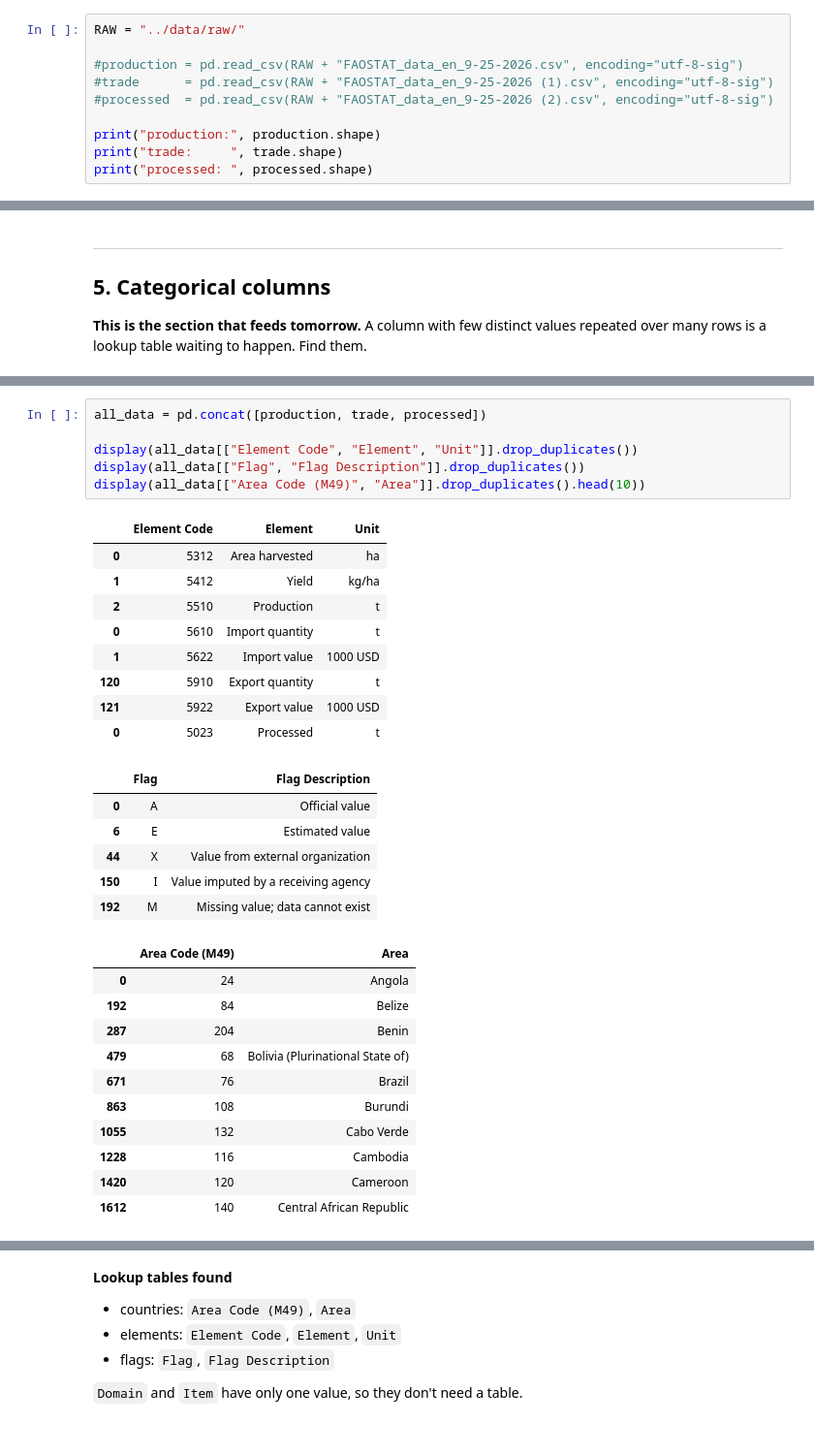
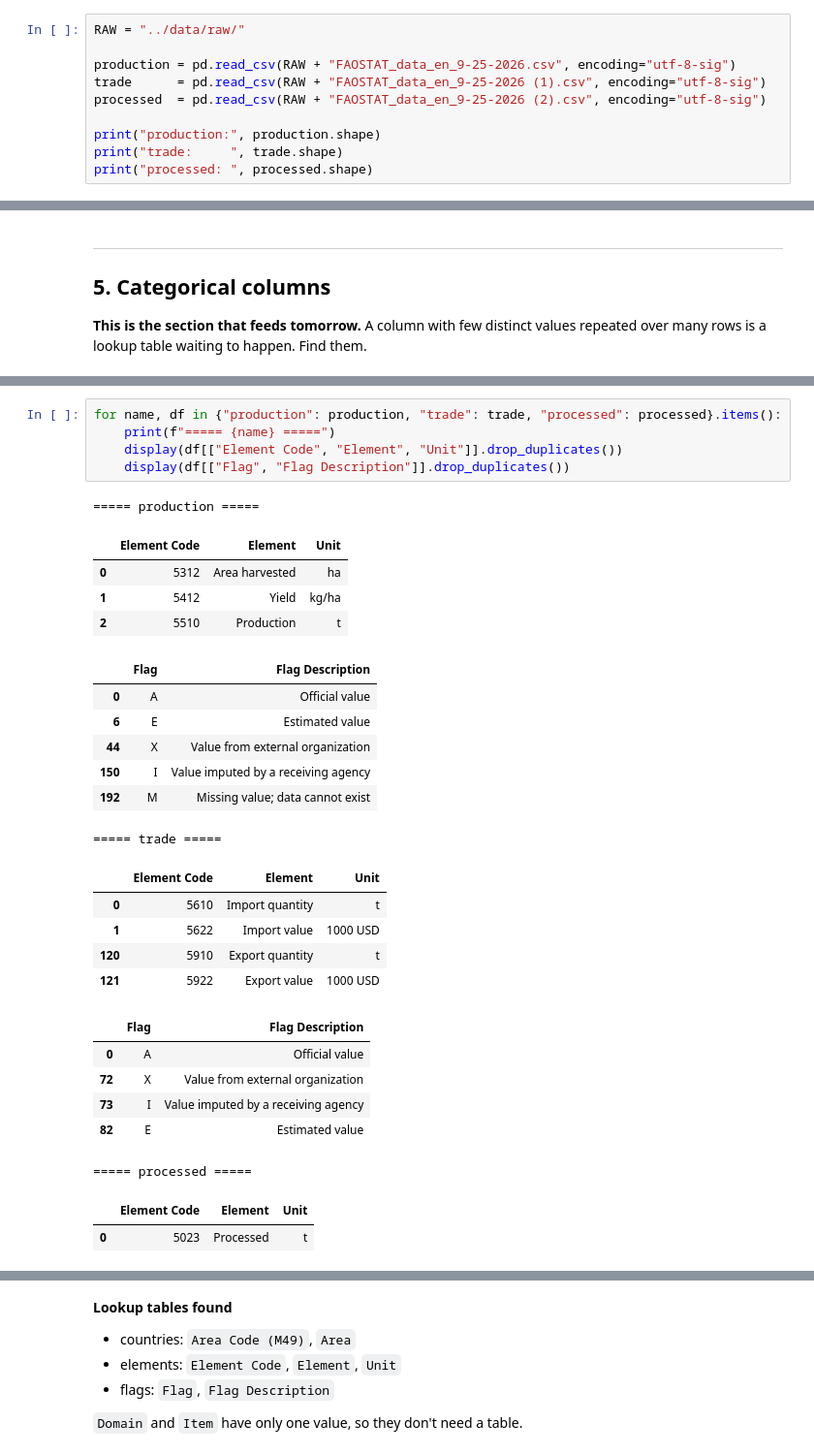
Before and after one commit to benjiro000/project-1-eda, a Jupyter notebook: notebooks/01_eda.ipynb, the cells around one changed output, grey strips where cells are left out. Shown at 97% size. Saved outputs shown, nothing was run; the diff lists cells and outputs as text.

```diff
--- a/notebooks/01_eda.ipynb
+++ b/notebooks/01_eda.ipynb
@@ -52,9 +53,9 @@ os.listdir("../data/raw/")
 # %%
 RAW = "../data/raw/"
 
-#production = pd.read_csv(RAW + "FAOSTAT_data_en_9-25-2026.csv", encoding="utf-8-sig")
-#trade      = pd.read_csv(RAW + "FAOSTAT_data_en_9-25-2026 (1).csv", encoding="utf-8-sig")
-#processed  = pd.read_csv(RAW + "FAOSTAT_data_en_9-25-2026 (2).csv", encoding="utf-8-sig")
+production = pd.read_csv(RAW + "FAOSTAT_data_en_9-25-2026.csv", encoding="utf-8-sig")
+trade      = pd.read_csv(RAW + "FAOSTAT_data_en_9-25-2026 (1).csv", encoding="utf-8-sig")
+processed  = pd.read_csv(RAW + "FAOSTAT_data_en_9-25-2026 (2).csv", encoding="utf-8-sig")
 
 print("production:", production.shape)
 print("trade:     ", trade.shape)
@@ -285,35 +286,33 @@ Area                 109
 Value               1250
 dtype: int64
 # %%
-all_data = pd.concat([production, trade, processed])
-
-display(all_data[["Element Code", "Element", "Unit"]].drop_duplicates())
-display(all_data[["Flag", "Flag Description"]].drop_duplicates())
-display(all_data[["Area Code (M49)", "Area"]].drop_duplicates().head(10))
+for name, df in {"production": production, "trade": trade, "processed": processed}.items():
+    print(f"===== {name} =====")
+    display(df[["Element Code", "Element", "Unit"]].drop_duplicates())
+    display(df[["Flag", "Flag Description"]].drop_duplicates())
 # %% [output]
+===== production =====
 |  | Element Code | Element | Unit |
 | 0 | 5312 | Area harvested | ha |
 | 1 | 5412 | Yield | kg/ha |
 | 2 | 5510 | Production | t |
-| 0 | 5610 | Import quantity | t |
-| 1 | 5622 | Import value | 1000 USD |
-| 120 | 5910 | Export quantity | t |
-| 121 | 5922 | Export value | 1000 USD |
-| 0 | 5023 | Processed | t |
 |  | Flag | Flag Description |
 | 0 | A | Official value |
 | 6 | E | Estimated value |
 | 44 | X | Value from external organization |
 | 150 | I | Value imputed by a receiving agency |
 | 192 | M | Missing value; data cannot exist |
+===== trade =====
-|  | Area Code (M49) | Area |
-| 0 | 24 | Angola |
-| 192 | 84 | Belize |
-| 287 | 204 | Benin |
-| 479 | 68 | Bolivia (Plurinational State of) |
-| 671 | 76 | Brazil |
-| 863 | 108 | Burundi |
-| 1055 | 132 | Cabo Verde |
-| 1228 | 116 | Cambodia |
-| 1420 | 120 | Cameroon |
-| 1612 | 140 | Central African Republic |
+|  | Element Code | Element | Unit |
+| 0 | 5610 | Import quantity | t |
+| 1 | 5622 | Import value | 1000 USD |
+| 120 | 5910 | Export quantity | t |
+| 121 | 5922 | Export value | 1000 USD |
+|  | Flag | Flag Description |
+| 0 | A | Official value |
+| 72 | X | Value from external organization |
+| 73 | I | Value imputed by a receiving agency |
+| 82 | E | Estimated value |
+===== processed =====
+|  | Element Code | Element | Unit |
+| 0 | 5023 | Processed | t |
```
Also changed, not shown: parts of 5 cells of this notebook, 10 other files.
